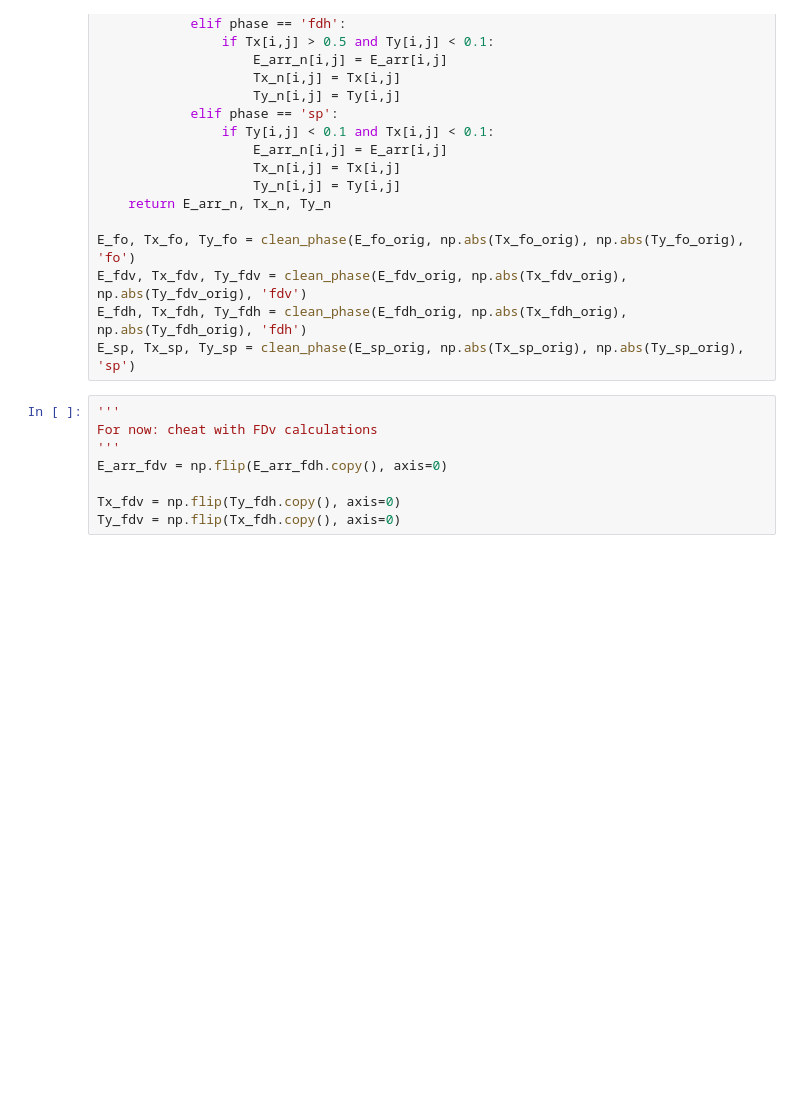
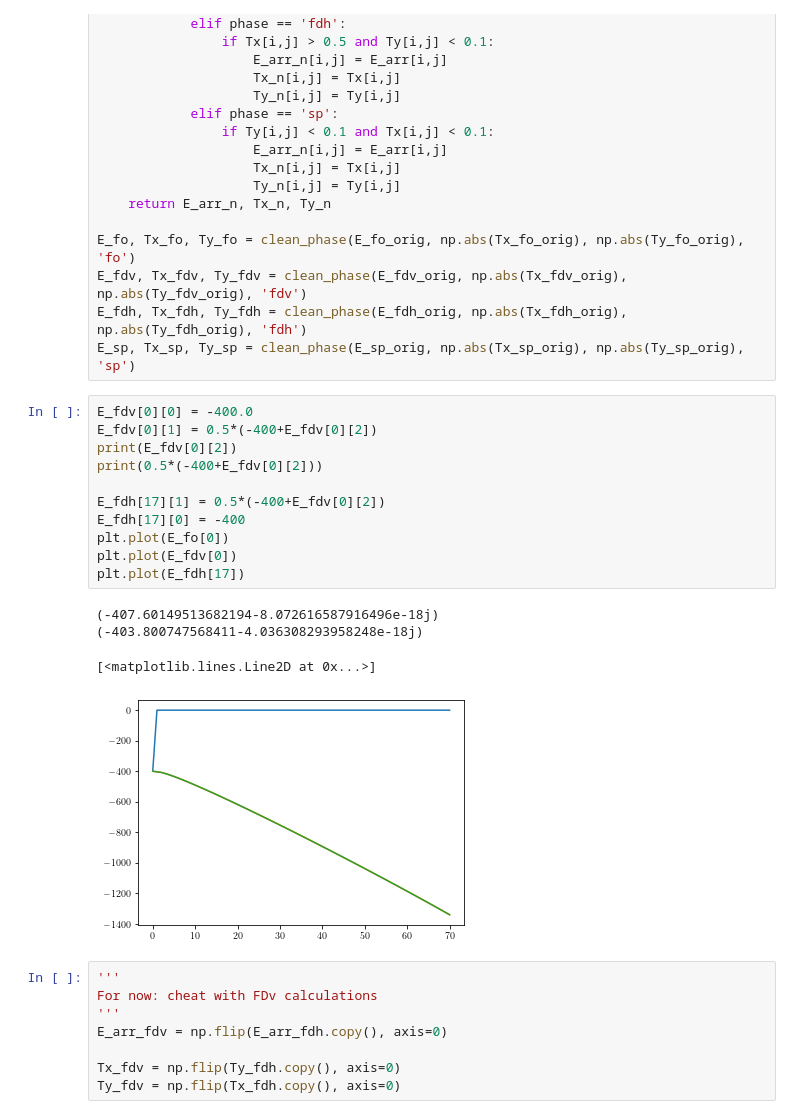
Before and after one commit to Progklui/rotor_lattice_models, a Jupyter notebook: phase_diag.ipynb, the cells around one changed output. Drawn from its saved outputs; the diff is of its cells as text; blank space fills up the shorter version.

```diff
--- a/phase_diag.ipynb
+++ b/phase_diag.ipynb
@@ -276,6 +276,22 @@ E_fo, Tx_fo, Ty_fo = clean_phase(E_fo_orig, np.abs(Tx_fo_orig), np.abs(Ty_fo_ori
 E_fdv, Tx_fdv, Ty_fdv = clean_phase(E_fdv_orig, np.abs(Tx_fdv_orig), np.abs(Ty_fdv_orig), 'fdv')
 E_fdh, Tx_fdh, Ty_fdh = clean_phase(E_fdh_orig, np.abs(Tx_fdh_orig), np.abs(Ty_fdh_orig), 'fdh')
 E_sp, Tx_sp, Ty_sp = clean_phase(E_sp_orig, np.abs(Tx_sp_orig), np.abs(Ty_sp_orig), 'sp')
+# %%
+E_fdv[0][0] = -400.0
+E_fdv[0][1] = 0.5*(-400+E_fdv[0][2])
+print(E_fdv[0][2])
+print(0.5*(-400+E_fdv[0][2]))
+
+E_fdh[17][1] = 0.5*(-400+E_fdv[0][2])
+E_fdh[17][0] = -400
+plt.plot(E_fo[0])
+plt.plot(E_fdv[0])
+plt.plot(E_fdh[17])
+# %% [output]
+(-407.60149513682194-8.072616587916496e-18j)
+(-403.800747568411-4.036308293958248e-18j)
+[<matplotlib.lines.Line2D at 0x...>]
+[figure, added]
 # %%
 '''
 For now: cheat with FDv calculations
```
Also changed, not shown: parts of 4 cells of this notebook, 1 other file.
